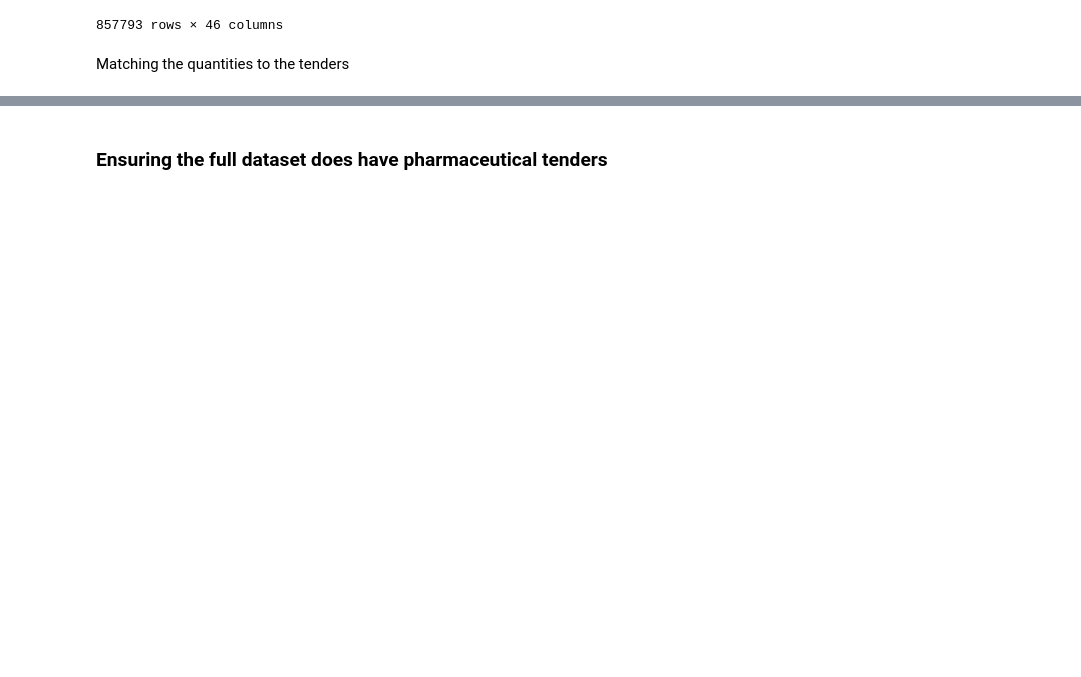
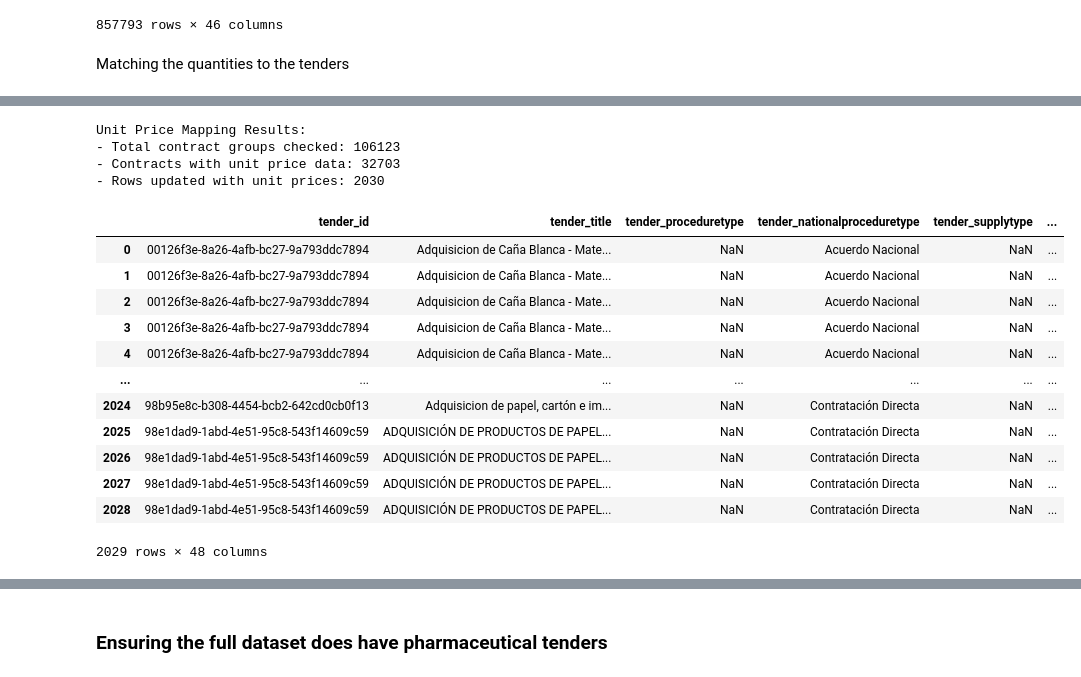
Before and after one commit to aidanlockwood20/MXN442-Assignment2-Project, a Jupyter notebook: report.ipynb, the cells around one changed output, grey strips where cells are left out. Saved outputs shown, nothing was run; the diff lists cells and outputs as text; code cells hidden in the pictures; blank space fills up the shorter version.

```diff
--- a/report.ipynb
+++ b/report.ipynb
@@ -904,0 +784,24 @@ paraguay_procurement_data_expanded_non_null
+# %%
+paraguay_procurement_data_expanded = unit_price_mapping(paraguay_procurement_data_expanded, contract_unit_prices)
+# %% [output]
+Unit Price Mapping Results:
+- Total contract groups checked: 106123
+- Contracts with unit price data: 32703
+- Rows updated with unit prices: 2030
+# %%
+paraguay_procurement_data_expanded_non_null = paraguay_procurement_data_expanded[paraguay_procurement_data_expanded['quantity'].notnull()].reset_index(drop = True)
+paraguay_procurement_data_expanded_non_null
+# %% [output]
+|  | tender_id | tender_title | tender_proceduretype | tender_nationalproceduretype | tender_supplytype | ... |
+| 0 | 00126f3e-8a26-4afb-bc27-9a793ddc7894 | Adquisicion de Caña Blanca - Mate... | NaN | Acuerdo Nacional | NaN | ... |
+| 1 | 00126f3e-8a26-4afb-bc27-9a793ddc7894 | Adquisicion de Caña Blanca - Mate... | NaN | Acuerdo Nacional | NaN | ... |
+| 2 | 00126f3e-8a26-4afb-bc27-9a793ddc7894 | Adquisicion de Caña Blanca - Mate... | NaN | Acuerdo Nacional | NaN | ... |
+| 3 | 00126f3e-8a26-4afb-bc27-9a793ddc7894 | Adquisicion de Caña Blanca - Mate... | NaN | Acuerdo Nacional | NaN | ... |
+| 4 | 00126f3e-8a26-4afb-bc27-9a793ddc7894 | Adquisicion de Caña Blanca - Mate... | NaN | Acuerdo Nacional | NaN | ... |
+| ... | ... | ... | ... | ... | ... | ... |
+| 2024 | 98b95e8c-b308-4454-bcb2-642cd0cb0f13 | Adquisicion de papel, cartón e im... | NaN | Contratación Directa | NaN | ... |
+| 2025 | 98e1dad9-1abd-4e51-95c8-543f14609c59 | ADQUISICIÓN DE PRODUCTOS DE PAPEL... | NaN | Contratación Directa | NaN | ... |
+| 2026 | 98e1dad9-1abd-4e51-95c8-543f14609c59 | ADQUISICIÓN DE PRODUCTOS DE PAPEL... | NaN | Contratación Directa | NaN | ... |
+| 2027 | 98e1dad9-1abd-4e51-95c8-543f14609c59 | ADQUISICIÓN DE PRODUCTOS DE PAPEL... | NaN | Contratación Directa | NaN | ... |
+| 2028 | 98e1dad9-1abd-4e51-95c8-543f14609c59 | ADQUISICIÓN DE PRODUCTOS DE PAPEL... | NaN | Contratación Directa | NaN | ... |
+2029 rows × 48 columns
```
Also changed, not shown: parts of 27 cells of this notebook, 2 other files.
